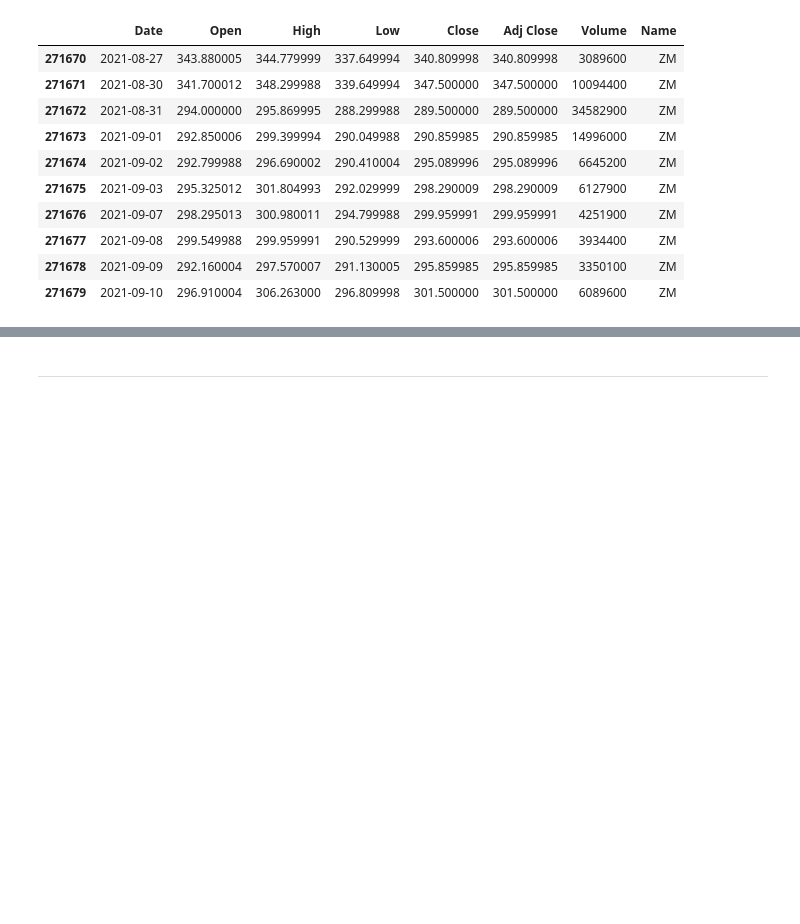
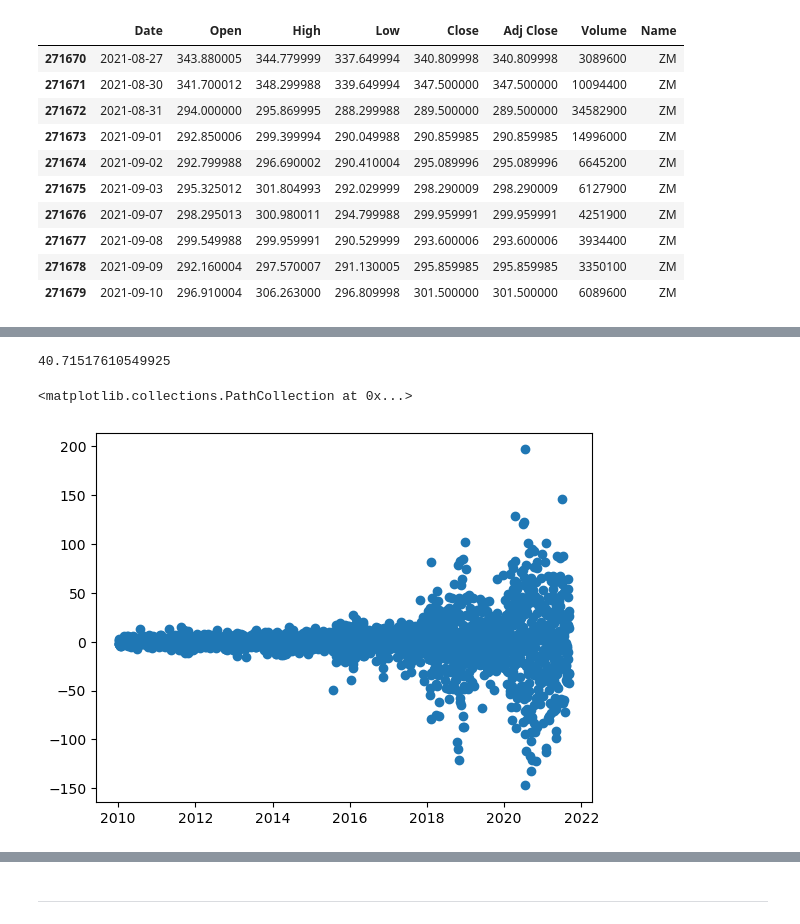
Before and after one commit to renishk2/nasdaq_100_stock_movement_predictor, a Jupyter notebook: Stocks_Trading_AI.ipynb, the cells around one changed output, grey strips where cells are left out. Cells and saved outputs as stored; diff of their text form; code cells hidden in the pictures; blank space fills up the shorter version.

```diff
--- a/Stocks_Trading_AI.ipynb
+++ b/Stocks_Trading_AI.ipynb
@@ -81,0 +289,3 @@ stocks_df.tail(10)
+# %%
+selected_stocks_df = stocks_df[stocks_df['Name'].map(stocks_df['Name'].value_counts()) == 2943]
+selected_stocks_df
@@ -81,0 +306,2 @@ stocks_df.tail(10)
+# %%
+amzn_stocks = selected_stocks_df[selected_stocks_df['Name'] == 'AMZN']
@@ -81,0 +364,10 @@ stocks_df.tail(10)
+# %%
+aapl_stocks['Difference'].sum()
+# %% [output]
+40.71517610549925
+# %%
+plt.figure()
+plt.scatter(amzn_stocks['Date'], amzn_stocks['Difference'])
+# %% [output]
+<matplotlib.collections.PathCollection at 0x...>
+[figure, added]
```
Also changed, not shown: parts of 31 cells of this notebook.
